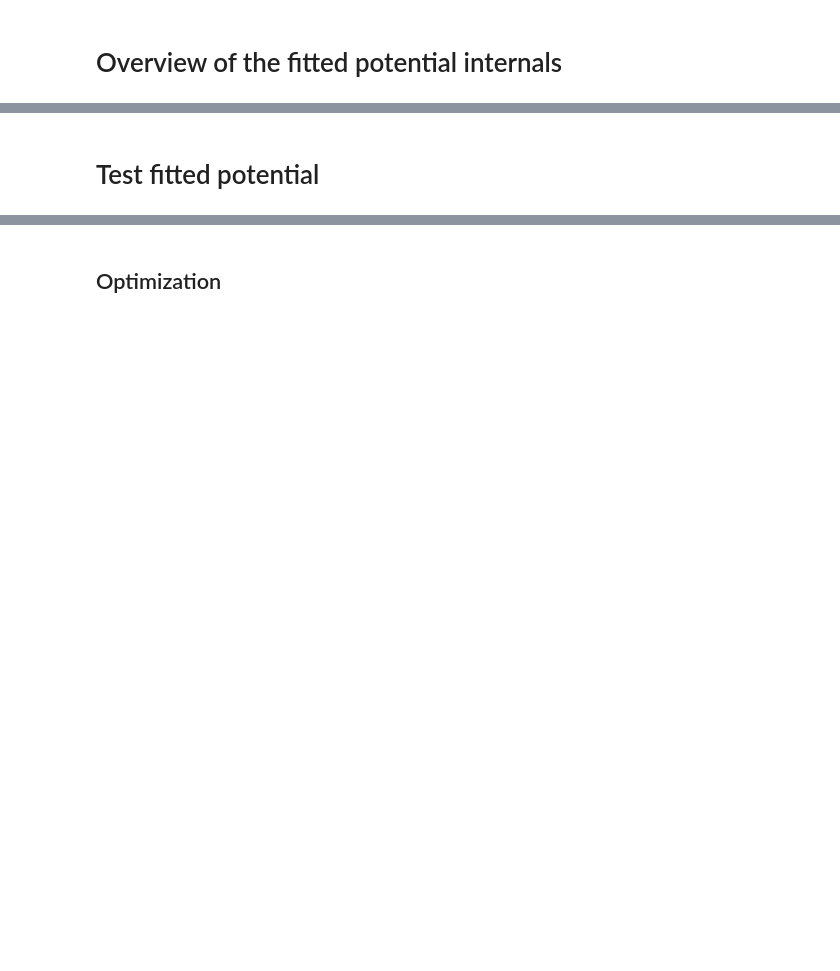
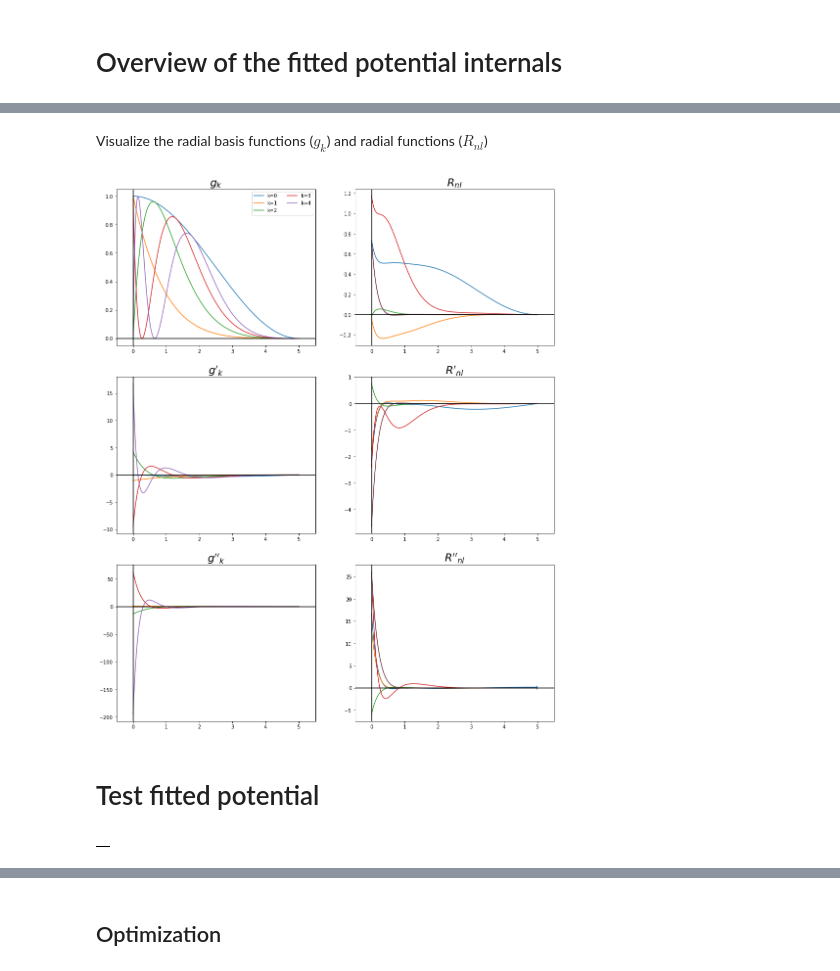
Before and after one commit to pyiron-workshop/potentials-workshop-2021, a Jupyter notebook: day_2/ace/pacemaker-fit-tutorial.ipynb, the cells around one changed output, grey strips where cells are left out. Drawn from its saved outputs; the diff is of its cells as text; code cells hidden in the pictures; blank space fills up the shorter version.

```diff
--- a/day_2/ace/pacemaker-fit-tutorial.ipynb
+++ b/day_2/ace/pacemaker-fit-tutorial.ipynb
@@ -141,0 +193,2 @@ Cu_block.funcspecs
+# %%
+final_basis_set = ACEBBasisSet(final_potential)
@@ -142,3 +197,9 @@ Cu_block.funcspecs
+# %% [markdown]
+Visualize the radial basis functions ($g_k$) and radial functions ($R_{nl}$)
+# %%
+RadialFunctionsVisualization(final_basis_set).plot()
+# %% [output]
+[figure, added]
 # %% [markdown]
 # Test fitted potential
 # %%
@@ -146,2 +209,6 @@ test_pr = Project("test_ace_potential")
+# %%
+test_pr.job_table()
+# %% [output]
+|  |
 # %%
 cu_ace_potential = job.get_lammps_potential()
```
Also changed, not shown: parts of 37 cells of this notebook.
